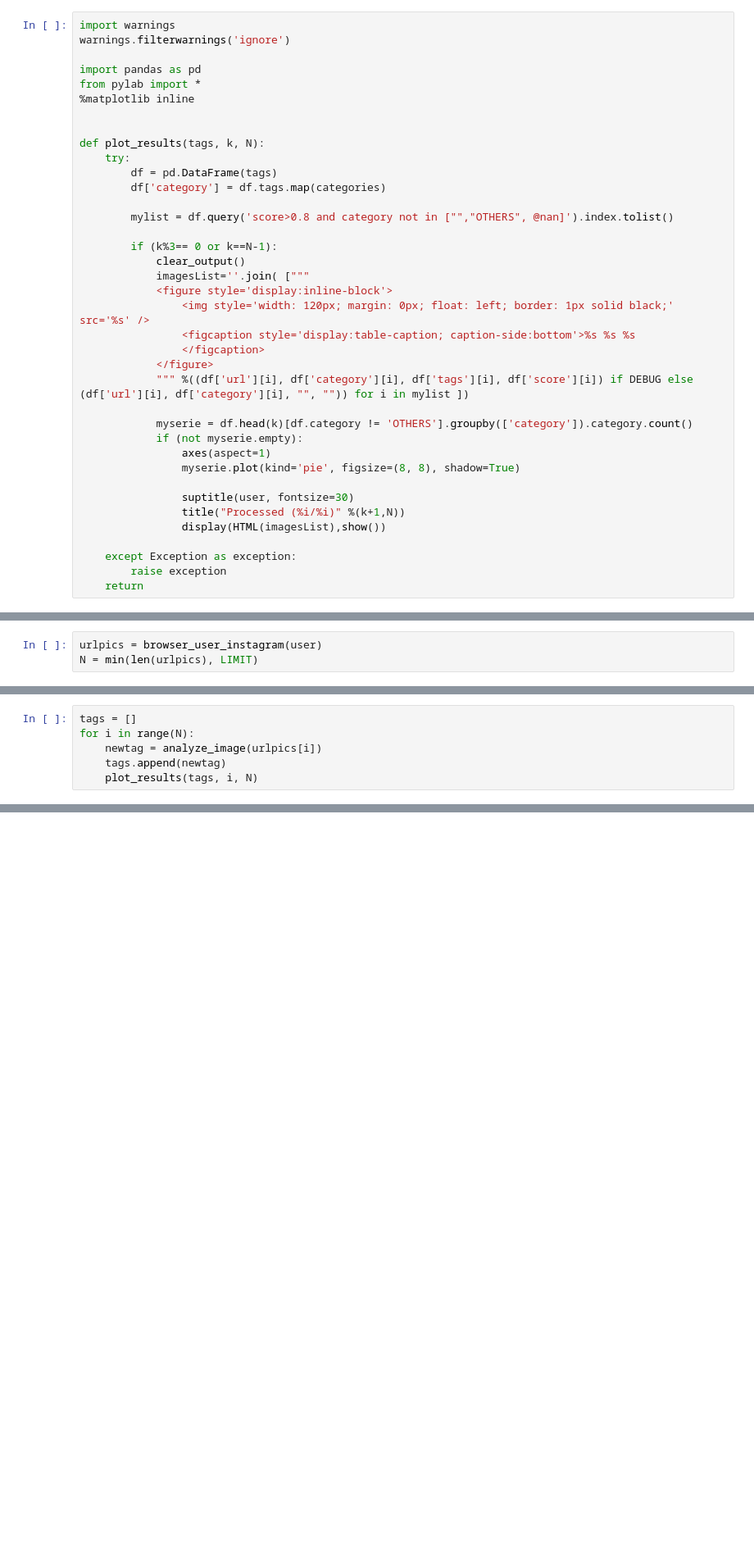
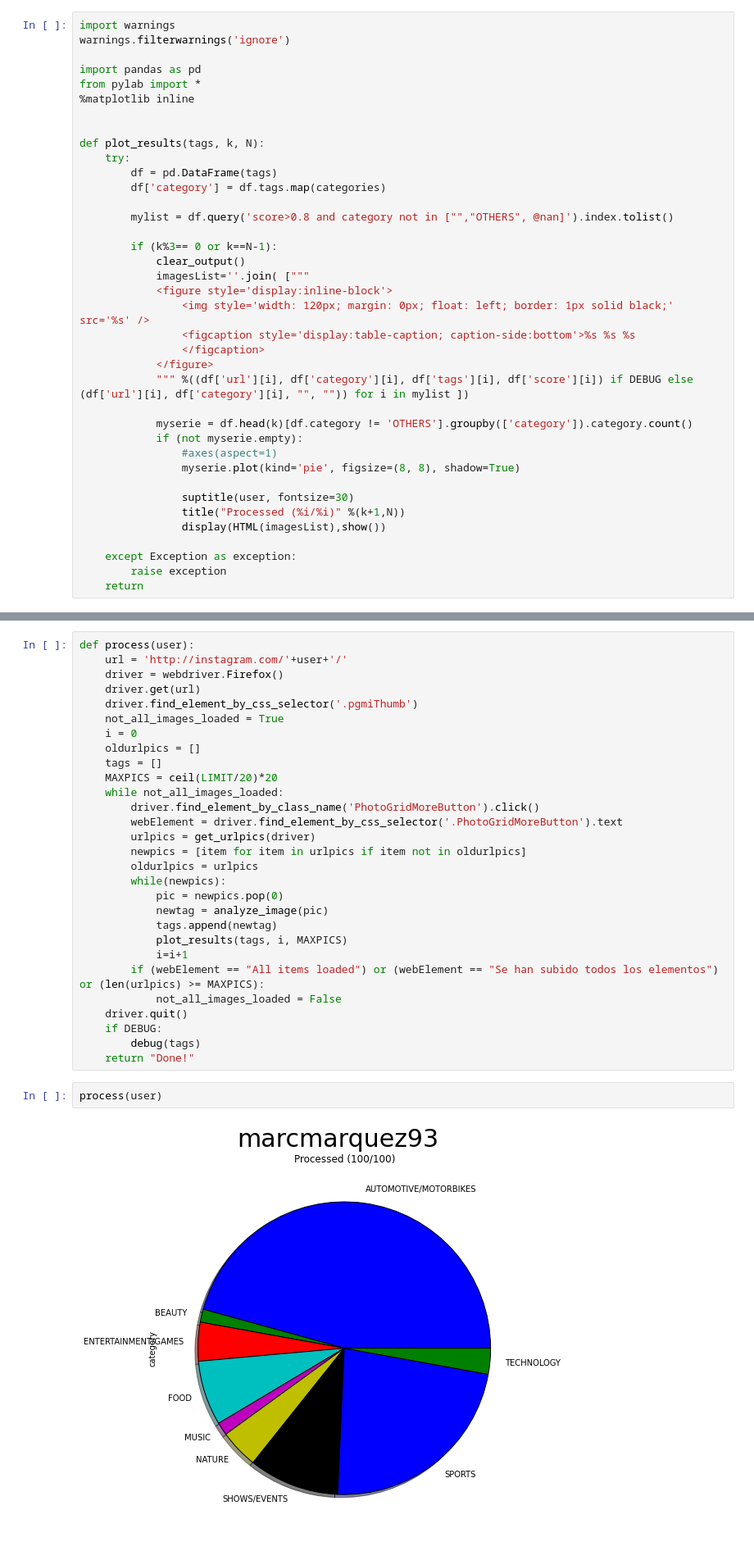
Before and after one commit to beeva-marianmoldovan/beeva-notebooks, a Jupyter notebook: IMGS_Instagram/poc_instagram.ipynb, the cells around one changed output, grey strips where cells are left out. Shown: that part at 82% size. Cells and saved outputs as stored; diff of their text form; blank space fills up the shorter version.

```diff
--- a/IMGS_Instagram/poc_instagram.ipynb
+++ b/IMGS_Instagram/poc_instagram.ipynb
@@ -108,7 +107,7 @@ def plot_results(tags, k, N):
 
             myserie = df.head(k)[df.category != 'OTHERS'].groupby(['category']).category.count()
             if (not myserie.empty):
-                axes(aspect=1)
+                #axes(aspect=1)
                 myserie.plot(kind='pie', figsize=(8, 8), shadow=True)
 
                 suptitle(user, fontsize=30)
@@ -120,6 +119,3 @@ def plot_results(tags, k, N):
     return
 # %% [markdown]
 ## Go!
-# %%
-urlpics = browser_user_instagram(user)
-N = min(len(urlpics), LIMIT)
@@ -138,6 +121,0 @@ Load more…
-# %%
-tags = []
-for i in range(N):
-    newtag = analyze_image(urlpics[i])
-    tags.append(newtag)
-    plot_results(tags, i, N)
@@ -162,0 +134,33 @@ if DEBUG:
+# %%
+def process(user):
+    url = 'http://instagram.com/'+user+'/'
+    driver = webdriver.Firefox()
+    driver.get(url)
+    driver.find_element_by_css_selector('.pgmiThumb')
+    not_all_images_loaded = True
+    i = 0
+    oldurlpics = []
+    tags = []
+    MAXPICS = ceil(LIMIT/20)*20
+    while not_all_images_loaded:
+        driver.find_element_by_class_name('PhotoGridMoreButton').click()
+        webElement = driver.find_element_by_css_selector('.PhotoGridMoreButton').text
+        urlpics = get_urlpics(driver)
+        newpics = [item for item in urlpics if item not in oldurlpics]
+        oldurlpics = urlpics
+        while(newpics):
+            pic = newpics.pop(0)
+            newtag = analyze_image(pic)
+            tags.append(newtag)
+            plot_results(tags, i, MAXPICS)
+            i=i+1
+        if (webElement == "All items loaded") or (webElement == "Se han subido todos los elementos") or (len(urlpics) >= MAXPICS):
+            not_all_images_loaded = False
+    driver.quit()
+    if DEBUG:
+        debug(tags)
+    return "Done!"
+# %%
+process(user)
+# %% [output]
+[figure, added]
```
Also changed, not shown: parts of 6 cells of this notebook.
